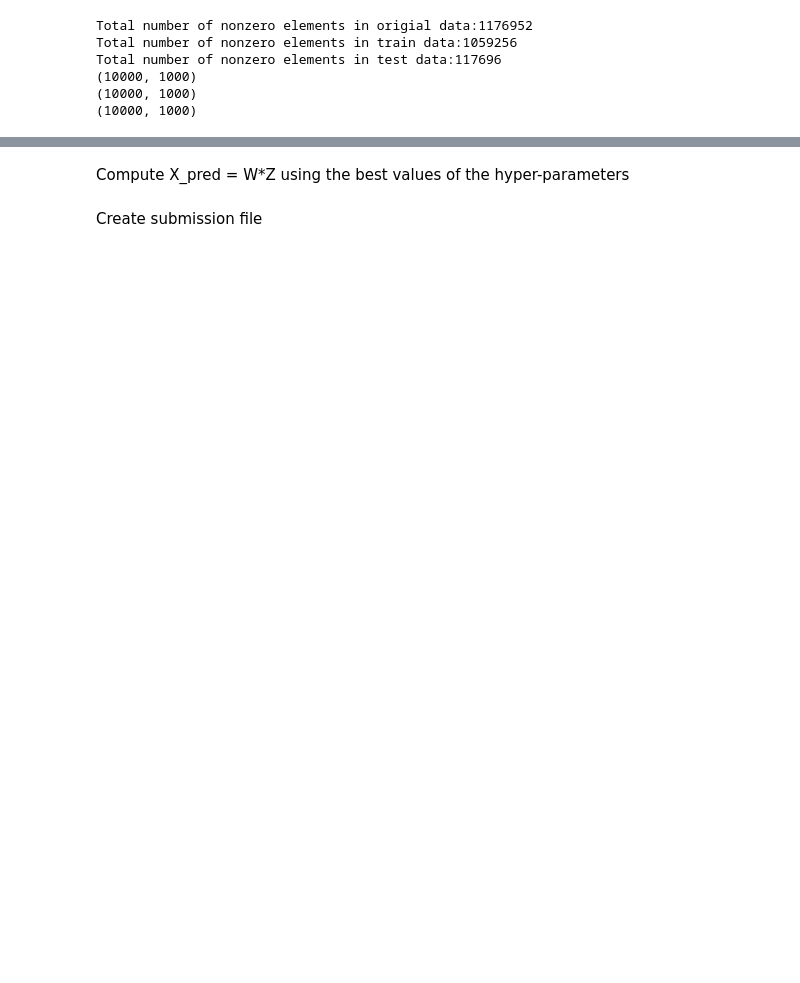
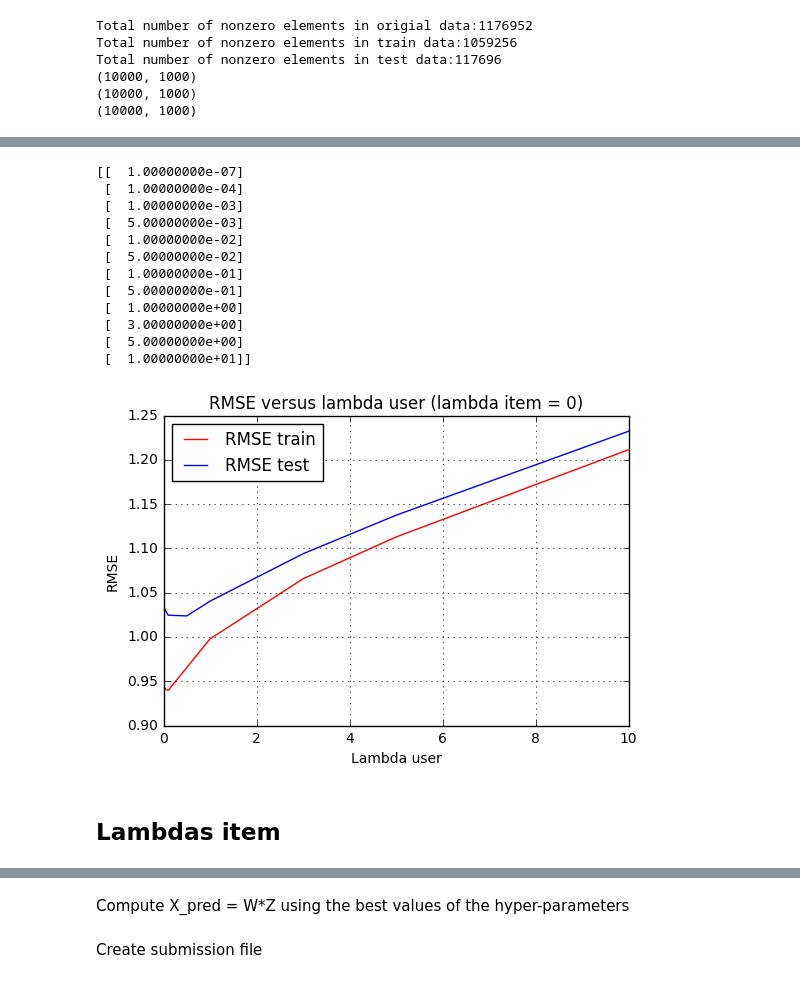
Before and after one commit to michaelheiniger/pcml-project2, a Jupyter notebook: python/MF_SGD.ipynb, the cells around one changed output, grey strips where cells are left out. Cells and saved outputs as stored; diff of their text form; code cells hidden in the pictures; blank space fills up the shorter version.

```diff
--- a/python/MF_SGD.ipynb
+++ b/python/MF_SGD.ipynb
@@ -38,0 +41,20 @@ Find the best values of the hyper-parameters
+# %%
+from mf_sgd import *
+from plots import *
+
+num_epochs = 10
+gamma = 0.01
+
+#lambdas_user = np.array([0.0000001, 0.000001, 0.00001, 0.0001, 0.001, 0.01, 0.1])[:,np.newaxis]
+lambdas_user = np.array([0.0000001, 0.0001, 0.001, 0.005, 0.01, 0.05, 0.1, 0.5, 1, 3, 5, 10])[:,np.newaxis]
+lambda_item = 0
+
+num_experiments = len(lambdas_user)
+rmse_train = np.zeros((num_experiments, 1))
+rmse_test = np.zeros((num_experiments, 1))
+
+num_features = 20
+
+for i in range(0, len(lambdas_user)):
+    print('MF SGD started for lambdas(user,item) = (%s,%s)' % (str(lambdas_user[i]),str(lambda_item)))
+    rmse_train[i], rmse_test[i] = mf_sgd(train, test, num_epochs, gamma, num_features, lambdas_user[i], lambda_item)
@@ -38,0 +79,20 @@ Find the best values of the hyper-parameters
+# %%
+from plots import *
+print(lambdas_user)
+rmse_visualization_vs_lambdas_user(lambdas_user, lambda_item, rmse_train, rmse_test, "rmse_vs_lambdas_user.png")
+# %% [output]
+[[  1.00000000e-07]
+ [  1.00000000e-04]
+ [  1.00000000e-03]
+ [  5.00000000e-03]
+ [  1.00000000e-02]
+ [  5.00000000e-02]
+ [  1.00000000e-01]
+ [  5.00000000e-01]
+ [  1.00000000e+00]
+ [  3.00000000e+00]
+ [  5.00000000e+00]
+ [  1.00000000e+01]]
+[figure, added]
+# %% [markdown]
+## Lambdas item
```
Also changed, not shown: parts of 11 cells of this notebook, 4 other files.
